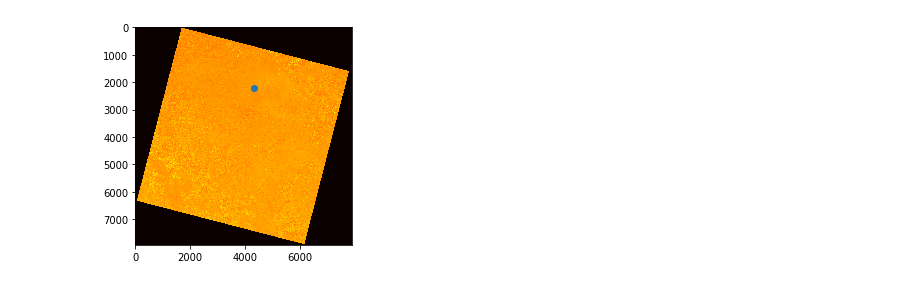
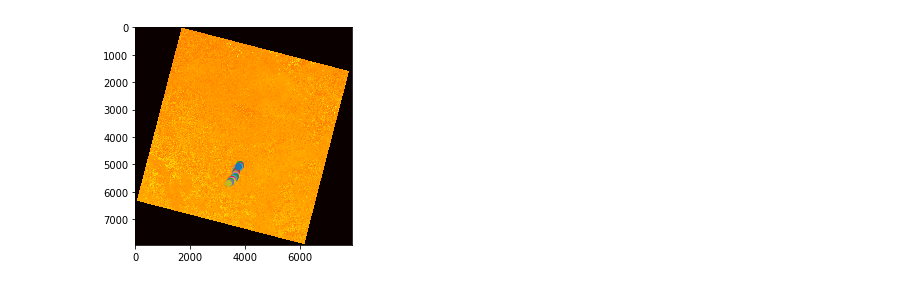
Before and after one commit to jamesluc007/DeepLearningInternship, a Jupyter notebook: Crop Yield Prediction/Crop Type Classification model - CNN/First/Untitled.ipynb, the cells around one changed output. Saved outputs shown, nothing was run; the diff lists cells and outputs as text; code cells hidden in the pictures.

Commit message:
Finalización de Notebook FIRST
El rendimientod e la red neuronal es espantoso. Quizas habría que hacer un nuevo (y mejor) modelo. Pero los 3 objetivos estan completados

```diff
--- a/Crop Yield Prediction/Crop Type Classification model - CNN/First/Untitled.ipynb
+++ b/Crop Yield Prediction/Crop Type Classification model - CNN/First/Untitled.ipynb
@@ -68,10 +67,47 @@ px, py = (math.floor(f) for f in gdal.ApplyGeoTransform(inv_gt, mx, my))
+# %%
+#TRANSFORMO LOS PUNTOS DE LA TRANSECTA que originalmente estan en el sistema de referencia WSG84. La imagen satelital está
+#en el sistema de referencia UTM y encima cuando la convertis a numpy array cambia su proyección. Entonces hay que hacer
+#un par de transformaciones.
+
+#Esto esta basado en mi post de stackoverflow de acá: https://gis.stackexchange.com/questions/331927/cutting-a-portion-of-a-satellite-image-based-on-coordinates-in-gdal
+
+source = osr.SpatialReference() #El espacio de referencias de las coordenadas (WGS84) lo guardo en "source"
+source.ImportFromEPSG(4326)  # WGS84 4326
+
+crs = band1.GetProjection()
+target = osr.SpatialReference() #El espacio de referencias de la imagen lo guardo en "target"
+target.ImportFromWkt(crs)
+
+transform = osr.CoordinateTransformation(source, target) #Genero una matriz de transformacion que va de source a target
+
+mx = np.zeros(df.Long1.size) #Genero arreglos para guardar las coordenadas convertidas
+my = np.zeros(df.Long1.size)
+
+for i in range(df.Long1.size):
+    lon, lat = df.Long1[i], df.Lat1[i]
+    mx[i], my[i], z = transform.TransformPoint(lon, lat) #Convierto las coordenadas al espacio de referencias de la imagen
+
+
+gt = band1.GetGeoTransform()  # los Geotransforms permiten la conversion de pixel a coordenadas de mapa
+inv_gt = gdal.InvGeoTransform(gt)  # La invierto para poder ir de coordenadas de mapa a pixel
+
+
+px = np.zeros(df.Long1.size) #Creo px y py. Aquí estaran las coordenadas originales pero convertidas a
+py = np.zeros(df.Long1.size) #coordenadas pixeles en la imagen
+
+# Appico esa geotransform y trunco los valores obteniendo así las coordenadas en pixeles
+for i in range(df.Long1.size):
+    px[i], py[i] = (math.floor(f) for f in gdal.ApplyGeoTransform(inv_gt, mx[i], my[i]))
 # %%
-#GRAFICO SOLO EL CANAL ROJO, es para verificacion
-#Nuevamente guardo la imagen como png para verla mejor
+#GRAFICO SOLO EL CANAL ROJO y encima todos los puntos de la transecta.
+#Tambien exporto la imagen en resolucion alta. Con esto verifico que la conversion se hizo correctamente
+#Esto es abriendo el software QGIS y viento que las coordenadas estan donde deben estar
 
 plt.imshow(red_array, cmap = 'hot')
-plt.plot(px,py,'o')
-plt.savefig('red_band.png', dpi=500)
+for i in range(df.Long1.size):
+    plt.plot(px[i],py[i],'o')
+
+plt.savefig('red_band.png', dpi=1500)
 #plt.hist(red_array.ravel(), bins=256, range=(0.0, 1.0), fc='k', ec='k')
 # %% [output]
-[figure, old version]
+[figure, new version]
```
Also changed, not shown: parts of 30 cells of this notebook, 5 other files.
